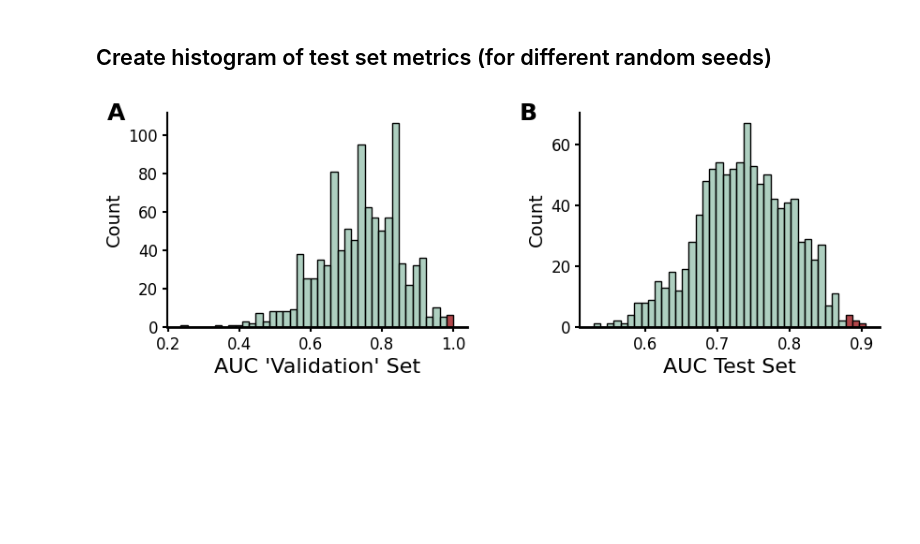
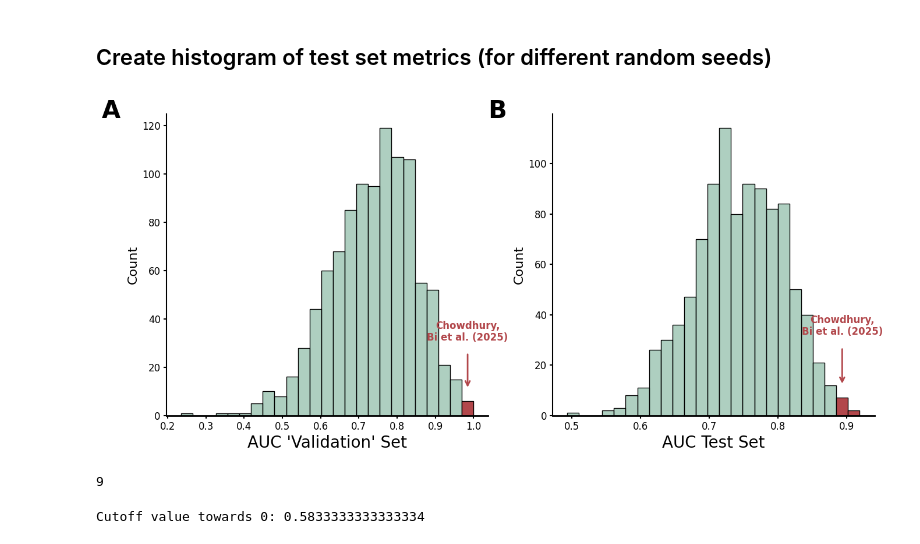
Before and after one commit to olegolt/PAF_reanalysis, a Jupyter notebook: reanalysis.ipynb, the cells around one changed output. Saved outputs shown, nothing was run; the diff lists cells and outputs as text; code cells hidden in the pictures; blank space fills up the shorter version.

```diff
--- a/reanalysis.ipynb
+++ b/reanalysis.ipynb
@@ -25,5 +24,11 @@ warnings.filterwarnings("ignore", category=ConvergenceWarning)
 # %% [markdown]
 set your basepath
-# %%
-# Define base path
-basepath = "/home/ole/projects/PAF_reanalysis"
+# %%
+try:
+    # If running as a script, __file__ is available
+    basepath = Path(__file__).resolve().parent
+except NameError:
+    # If running in Jupyter or interactive shell, use the current working directory
+    basepath = Path(os.getcwd())
+
+print(f"Basepath set to: {basepath}")
@@ -292,7 +285,7 @@ logreg_test_df = results_df[(results_df["Model"] == "LogisticRegression") & (res
 val_df = pd.read_csv(os.path.join(basepath, "results/val_set_AUC.csv"))
 
 # Set up the figure with new size (set aspect ratio to be equal for both subplots)
-fig, axes = plt.subplots(1, 2, figsize=(10, 4), gridspec_kw={'width_ratios': [1, 1]})
+fig, axes = plt.subplots(1, 2, figsize=(16, 7), gridspec_kw={'width_ratios': [1, 1]})
 
 # Define colors
 base_colors = ["#79AF9799", "#79AF9799"]
@@ -301,41 +294,71 @@ highlight_color = "#B2474BFF"
 # Set font globally
 plt.rcParams.update({"font.family": "DejaVu Sans", "font.size": 14})
 
-# Function to create a histogram with a custom cut-off for highlighting
+# Function to create a histogram with a custom cut-off for highlighting and adding arrows
 def plot_histogram(ax, data, xlabel, base_color, highlight_color, cutoff, label):
     # Compute histogram data
-    counts, bins, patches = ax.hist(data, bins=40, color=base_color, edgecolor="black")
+    counts, bins, patches = ax.hist(data, bins=25, color=base_color, edgecolor="black")
 
-    # Ensure that the last bin also gets highlighted if it contains values above the cutoff
-    for bar, left_edge, right_edge in zip(patches, bins[:-1], bins[1:]):
+    # Identify the bin that exceeds the cutoff
+    highlight_x = None
+    highlight_y = None
+    for bar, left_edge, right_edge, count in zip(patches, bins[:-1], bins[1:], counts):
         if right_edge > cutoff:  # Highlight bins where the **right edge** exceeds cutoff
             bar.set_facecolor(highlight_color)
-
+            if highlight_x is None:  # Save the first bin exceeding cutoff for arrow
+                highlight_x = (left_edge + right_edge) / 2
+                highlight_y = count
 
     # Formatting
-    ax.set_xlabel(xlabel, fontsize=16, fontweight="normal")
-    ax.set_ylabel("Count", fontsize=14, fontweight="normal")
+    ax.set_xlabel(xlabel, fontsize=20, fontweight="normal")
+    ax.set_ylabel("Count", fontsize=16, fontweight="normal")
     ax.spines["top"].set_visible(False)
     ax.spines["right"].set_visible(False)
     ax.spines["left"].set_linewidth(1.5)  # Normal thickness
     ax.spines["bottom"].set_linewidth(2)  # Thicker x-axis
     ax.tick_params(axis="both", labelsize=12, width=1.5)
 
     # Add label ("A" or "B") in bold at the top-left, outside the plot area
-    ax.text(-0.2, 1.05, label, transform=ax.transAxes, fontsize=18, fontweight='bold', va='top', ha='left')
+    ax.text(-0.2, 1.05, label, transform=ax.transAxes, fontsize=30, fontweight='bold', va='top', ha='left')
+
+    # Add an arrow and text pointing to the highlighted bar
+    if highlight_x is not None and highlight_y is not None:
+        ax.annotate("", xy=(highlight_x, highlight_y + 5), xytext=(highlight_x, highlight_y + 20),
+                    arrowprops=dict(arrowstyle="->", color=highlight_color, lw=2))
+
+        # Add multi-line text above the arrow
+        ax.text(highlight_x, highlight_y + 25, "Chowdhury,\nBi et al. (2025)",
+                fontsize=12, color=highlight_color, ha="center", fontweight="bold")
 
 # Plot Validation Set AUC histogram (cut-off 0.99)
 plot_histogram(axes[0], val_df["AUC"], "AUC 'Validation' Set", base_colors[0], highlight_color, 0.99, "A")
 
 # Plot Test Set AUC histogram (cut-off 0.88)
-plot_histogram(axes[1], logreg_test_df["AUC"], "AUC Test Set", base_colors[1], highlight_color, 0.88, "B")
+plot_histogram(axes[1], logreg_test_df["AUC"], "AUC Test Set", base_colors[1], highlight_color, 0.885, "B")
 
 # Adjust layout to prevent overlap and make it publication-ready
-plt.tight_layout(pad=3.0)
 plt.subplots_adjust(top=0.85, left=0.12, right=0.88)  # Adjust spacing for better presentation
 
 # Save figure
 plt.savefig(os.path.join(basepath, "figures/Metrics_testset_histogram_with_cutoff.svg"), format="svg", dpi=300)
 plt.show()
 # %% [output]
-[figure, old version]
+[figure, new version]
+# %%
+logreg_test_df = results_df[(results_df["Model"] == "LogisticRegression") & (results_df["Dataset"] == "Test")]
+
+count = (logreg_test_df['AUC'] >= 0.884).sum()
+print(count)
+# %% [output]
+9
+# %%
+
+# Count how many rows have AUC >= 0.88
+count_above = (logreg_test_df['AUC'] >= 0.884).sum()
+
+# Find the cutoff towards 0 that gives the same count
+cutoff_value = logreg_test_df['AUC'].nsmallest(count_above).max()
+
+print("Cutoff value towards 0:", cutoff_value)
+# %% [output]
+Cutoff value towards 0: 0.5833333333333334
```
Also changed, not shown: parts of 4 cells of this notebook, 14 other files.
